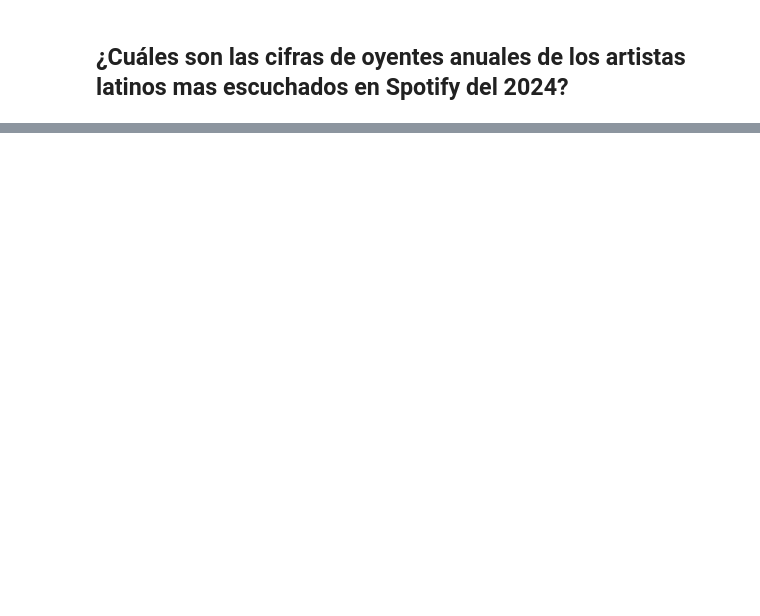
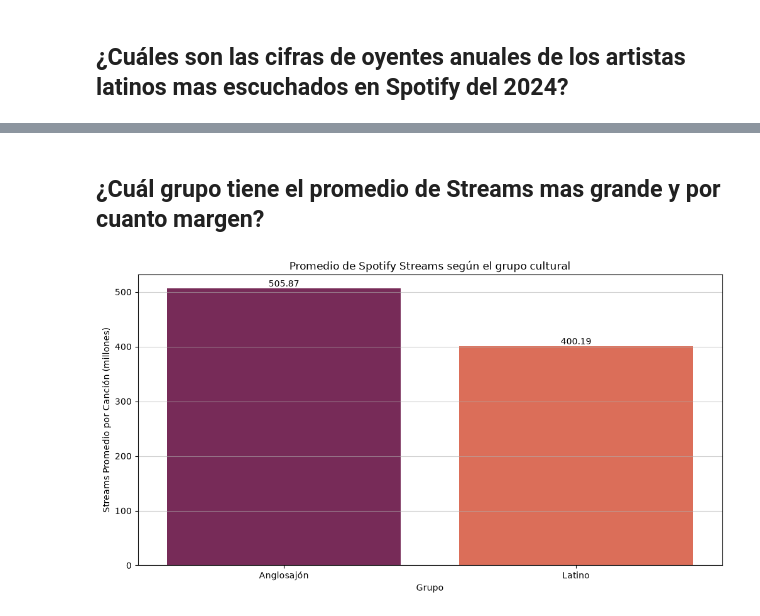
Before and after one commit to K4lilinuxX/Spotify, a Jupyter notebook: Spotify/artistas_spotify.ipynb, the cells around one changed output, grey strips where cells are left out. Drawn from its saved outputs; the diff is of its cells as text; code cells hidden in the pictures; blank space fills up the shorter version.

```diff
--- a/Spotify/artistas_spotify.ipynb
+++ b/Spotify/artistas_spotify.ipynb
@@ -476,0 +602,29 @@ plt.show()
+# %% [markdown]
+## ¿Cuál grupo tiene el promedio de Streams mas grande y por cuanto margen?
+# %%
+# Limpieza de datos de Spotify Streams (Quitamos comas y manejamos NaNs)
+df_analisis["Spotify Streams"] = df_analisis["Spotify Streams"].astype(str).str.replace(r',', '', regex=True)
+df_analisis["Spotify Streams"] = df_analisis["Spotify Streams"].replace(['nan', ''], '0').fillna('0').astype(int)
+
+promedio_streams = df_analisis.groupby("Grupo")["Spotify Streams"].mean()
+
+plt.figure(figsize=(12, 6))
+plt.title("Promedio de Spotify Streams según el grupo cultural")
+
+barras = sns.barplot(x=promedio_streams.index,
+                     y=promedio_streams.values / 1_000_000,
+                     hue=promedio_streams.index,
+                     palette="rocket",
+                     legend=False)
+
+for contenedores in barras.containers:
+    barras.bar_label(contenedores, fmt='%.2f')
+
+plt.xlabel("Grupo")
+plt.ylabel("Streams Promedio por Canción (millones)")
+plt.grid(axis="y",
+         linestyle="-",
+         alpha=0.6)
+plt.show()
+# %% [output]
+[figure, added]
```
Also changed, not shown: parts of 9 cells of this notebook.
